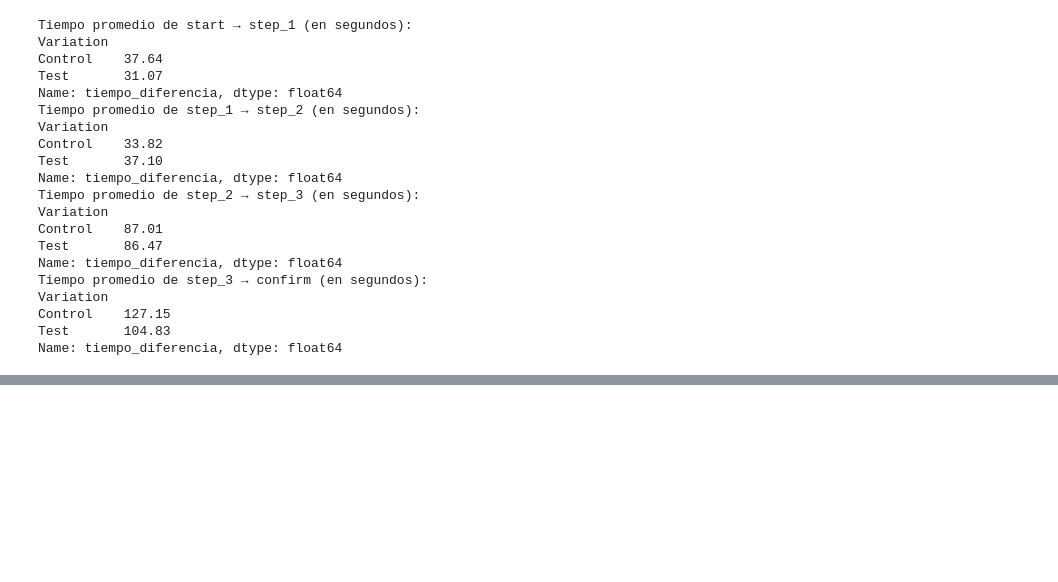
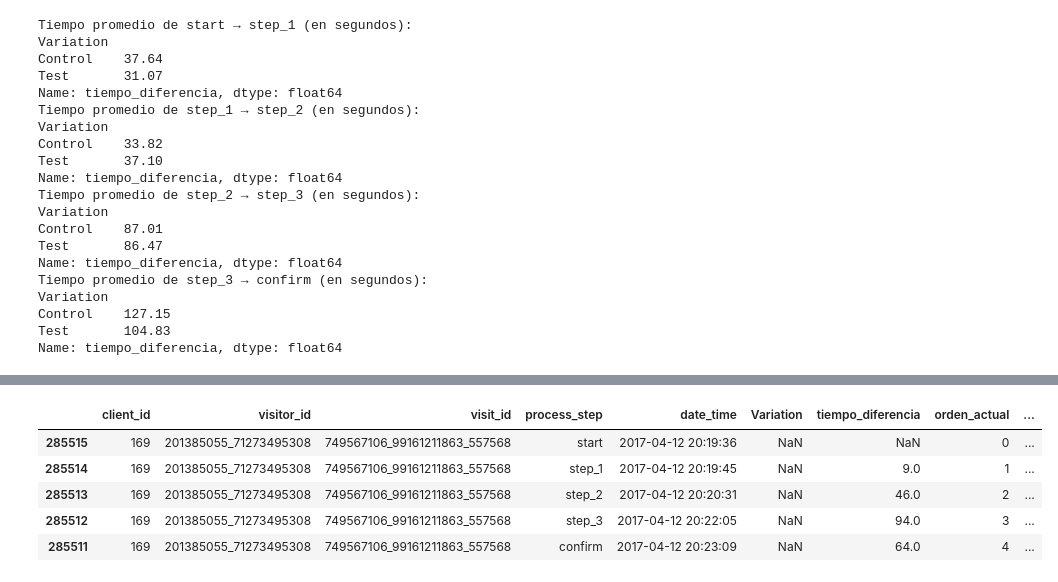
Before and after one commit to BorjaMendi/project_vanguard, a Jupyter notebook: project_vanguard.ipynb, the cells around one changed output, grey strips where cells are left out. Saved outputs shown, nothing was run; the diff lists cells and outputs as text; code cells hidden in the pictures; blank space fills up the shorter version.

Commit message:
todo ordenado

```diff
--- a/project_vanguard.ipynb
+++ b/project_vanguard.ipynb
@@ -295,0 +413,12 @@ Name: client_id, dtype: float64
+# %%
+# Definimos el orden correcto de los pasos
+orden_pasos = {'start': 0,'step_1': 1,'step_2': 2,'step_3': 3,'confirm': 4}
+# %%
+# Agregamos columna con el orden numérico del paso actual
+df_web['orden_actual'] = df_web['process_step'].map(orden_pasos)
+
+# Agregamos paso anterior por cliente y visita
+df_web['orden_anterior'] = df_web.groupby(['client_id', 'visit_id'])['orden_actual'].shift(1)
+
+# Detectamos si se fue hacia atrás
+df_web['error'] = df_web['orden_actual'] < df_web['orden_anterior']
@@ -295,0 +442,23 @@ Name: client_id, dtype: float64
+# %%
+# Aseguramos que la fecha es datetime (por si acaso)
+df_web['date_time'] = pd.to_datetime(df_web['date_time'])
+
+# Agrupamos por client_id + visit_id para encontrar el tiempo de inicio y fin
+tiempos_totales = df_web.groupby(['client_id', 'visit_id']).agg({
+    'date_time': ['min', 'max'],
+    'Variation': 'first'
+}).reset_index()
+
+
+# Renombramos columnas
+tiempos_totales.columns = ['client_id', 'visit_id', 'start_time', 'end_time', 'Variation']
+
+
+# Calculamos duración total (en segundos)
+tiempos_totales['duracion_total_seg'] = (tiempos_totales['end_time'] - tiempos_totales['start_time']).dt.total_seconds()
+
+
+# Promedio por grupo
+media_duracion = tiempos_totales.groupby('Variation')['duracion_total_seg'].mean().round(2)
+print(":cronómetro: Tiempo promedio total del proceso por grupo (en segundos):")
+print(media_duracion)
@@ -361,0 +648,9 @@ Name: tiempo_diferencia, dtype: float64
+# %%
+df_web.head()
+# %% [output]
+|  | client_id | visitor_id | visit_id | process_step | date_time | Variation | tiempo_diferencia | orden_actual | ... |
+| 285515 | 169 | 201385055_71273495308 | 749567106_99161211863_557568 | start | 2017-04-12 20:19:36 | NaN | NaN | 0 | ... |
+| 285514 | 169 | 201385055_71273495308 | 749567106_99161211863_557568 | step_1 | 2017-04-12 20:19:45 | NaN | 9.0 | 1 | ... |
+| 285513 | 169 | 201385055_71273495308 | 749567106_99161211863_557568 | step_2 | 2017-04-12 20:20:31 | NaN | 46.0 | 2 | ... |
+| 285512 | 169 | 201385055_71273495308 | 749567106_99161211863_557568 | step_3 | 2017-04-12 20:22:05 | NaN | 94.0 | 3 | ... |
+| 285511 | 169 | 201385055_71273495308 | 749567106_99161211863_557568 | confirm | 2017-04-12 20:23:09 | NaN | 64.0 | 4 | ... |
```
Also changed, not shown: parts of 48 cells of this notebook.
